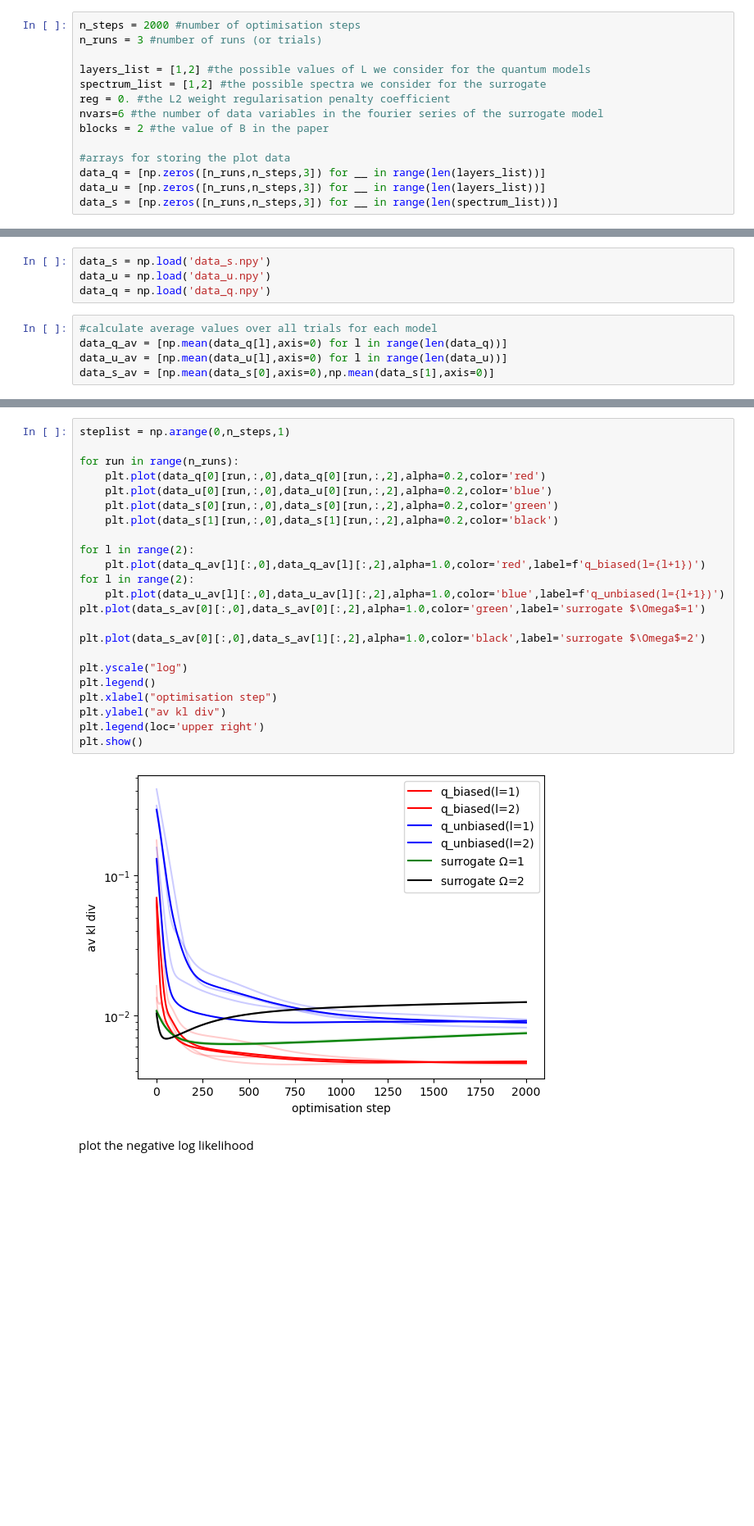
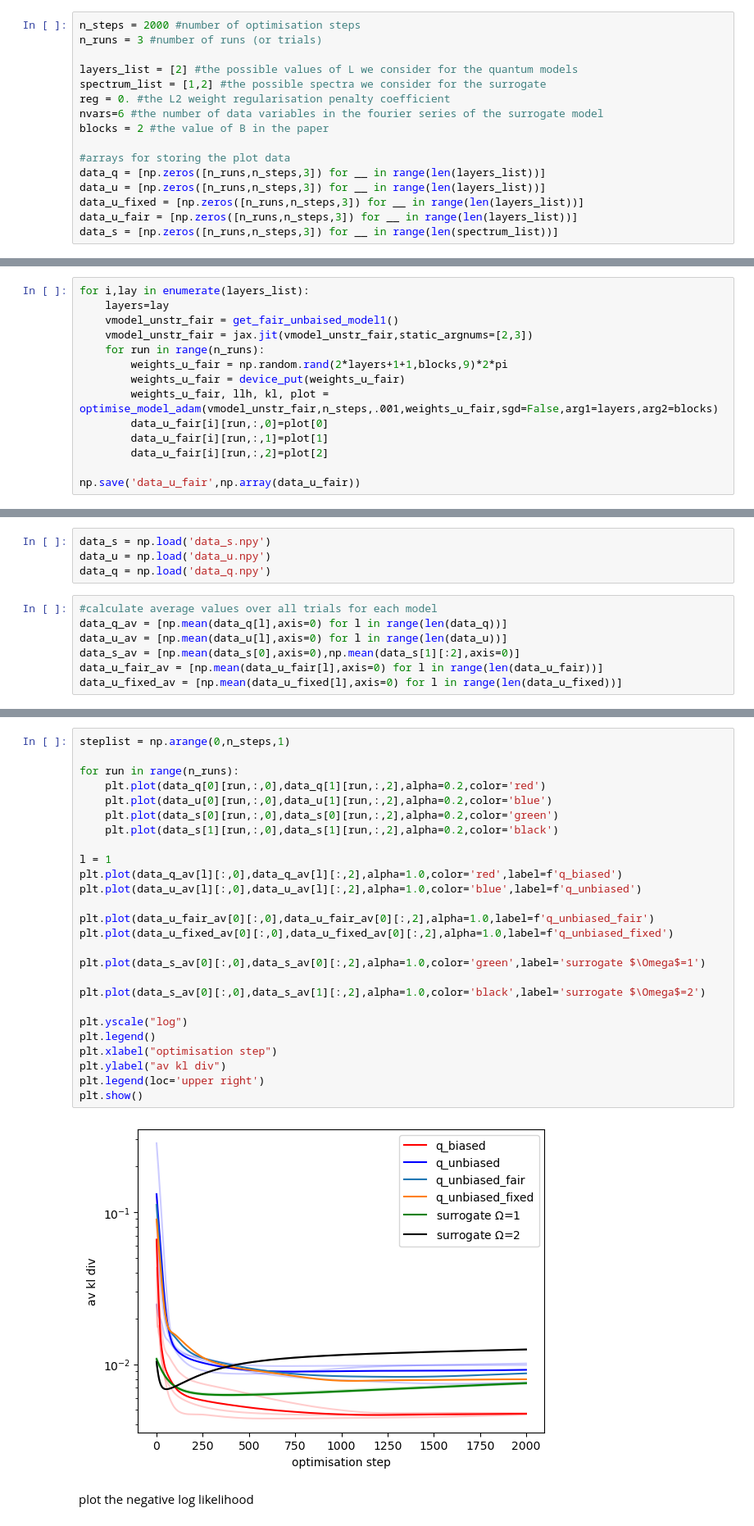
Before and after one commit to Hacker1337/Contextual-ML, a Jupyter notebook: numerics.ipynb, the cells around one changed output, grey strips where cells are left out. Shown at 82% size. Saved outputs shown, nothing was run; the diff lists cells and outputs as text; blank space fills up the shorter version.

Commit message:
Added visualization of coverage of answer surface by dataset and by models and updated plots with fixed and fair model

```diff
--- a/numerics.ipynb
+++ b/numerics.ipynb
@@ -318,7 +372,7 @@ Y = device_put(Y)
 n_steps = 2000 #number of optimisation steps
 n_runs = 3 #number of runs (or trials)
 
-layers_list = [1,2] #the possible values of L we consider for the quantum models
+layers_list = [2] #the possible values of L we consider for the quantum models
 spectrum_list = [1,2] #the possible spectra we consider for the surrogate
 reg = 0. #the L2 weight regularisation penalty coefficient
 nvars=6 #the number of data variables in the fourier series of the surrogate model
@@ -327,6 +381,8 @@ blocks = 2 #the value of B in the paper
 #arrays for storing the plot data
 data_q = [np.zeros([n_runs,n_steps,3]) for __ in range(len(layers_list))]
 data_u = [np.zeros([n_runs,n_steps,3]) for __ in range(len(layers_list))]
+data_u_fixed = [np.zeros([n_runs,n_steps,3]) for __ in range(len(layers_list))]
+data_u_fair = [np.zeros([n_runs,n_steps,3]) for __ in range(len(layers_list))]
 data_s = [np.zeros([n_runs,n_steps,3]) for __ in range(len(spectrum_list))]
 # %% [markdown]
 ## Train the models
@@ -457,0 +462,14 @@ np.save('data_u',np.array(data_u))
+# %%
+for i,lay in enumerate(layers_list):
+    layers=lay
+    vmodel_unstr_fair = get_fair_unbaised_model1()
+    vmodel_unstr_fair = jax.jit(vmodel_unstr_fair,static_argnums=[2,3])
+    for run in range(n_runs):
+        weights_u_fair = np.random.rand(2*layers+1+1,blocks,9)*2*pi
+        weights_u_fair = device_put(weights_u_fair)
+        weights_u_fair, llh, kl, plot = optimise_model_adam(vmodel_unstr_fair,n_steps,.001,weights_u_fair,sgd=False,arg1=layers,arg2=blocks)
+        data_u_fair[i][run,:,0]=plot[0]
+        data_u_fair[i][run,:,1]=plot[1]
+        data_u_fair[i][run,:,2]=plot[2]
+
+np.save('data_u_fair',np.array(data_u_fair))
@@ -463,4 +487,6 @@ data_q = np.load('data_q.npy')
 #calculate average values over all trials for each model
 data_q_av = [np.mean(data_q[l],axis=0) for l in range(len(data_q))]
 data_u_av = [np.mean(data_u[l],axis=0) for l in range(len(data_u))]
-data_s_av = [np.mean(data_s[0],axis=0),np.mean(data_s[1],axis=0)]
+data_s_av = [np.mean(data_s[0],axis=0),np.mean(data_s[1][:2],axis=0)]
+data_u_fair_av = [np.mean(data_u_fair[l],axis=0) for l in range(len(data_u_fair))]
+data_u_fixed_av = [np.mean(data_u_fixed[l],axis=0) for l in range(len(data_u_fixed))]
@@ -469,28 +493,31 @@ Plot the KL divergence
 # %%
 steplist = np.arange(0,n_steps,1)
 
 for run in range(n_runs):
-    plt.plot(data_q[0][run,:,0],data_q[0][run,:,2],alpha=0.2,color='red')
-    plt.plot(data_u[0][run,:,0],data_u[0][run,:,2],alpha=0.2,color='blue')
+    plt.plot(data_q[0][run,:,0],data_q[1][run,:,2],alpha=0.2,color='red')
+    plt.plot(data_u[0][run,:,0],data_u[1][run,:,2],alpha=0.2,color='blue')
     plt.plot(data_s[0][run,:,0],data_s[0][run,:,2],alpha=0.2,color='green')
     plt.plot(data_s[1][run,:,0],data_s[1][run,:,2],alpha=0.2,color='black')
 
-for l in range(2):
-    plt.plot(data_q_av[l][:,0],data_q_av[l][:,2],alpha=1.0,color='red',label=f'q_biased(l={l+1})')
-for l in range(2):
-    plt.plot(data_u_av[l][:,0],data_u_av[l][:,2],alpha=1.0,color='blue',label=f'q_unbiased(l={l+1})')
+l = 1
+plt.plot(data_q_av[l][:,0],data_q_av[l][:,2],alpha=1.0,color='red',label=f'q_biased')
+plt.plot(data_u_av[l][:,0],data_u_av[l][:,2],alpha=1.0,color='blue',label=f'q_unbiased')
+
+plt.plot(data_u_fair_av[0][:,0],data_u_fair_av[0][:,2],alpha=1.0,label=f'q_unbiased_fair')
+plt.plot(data_u_fixed_av[0][:,0],data_u_fixed_av[0][:,2],alpha=1.0,label=f'q_unbiased_fixed')
+
 plt.plot(data_s_av[0][:,0],data_s_av[0][:,2],alpha=1.0,color='green',label='surrogate $\Omega$=1')
 
 plt.plot(data_s_av[0][:,0],data_s_av[1][:,2],alpha=1.0,color='black',label='surrogate $\Omega$=2')
 
 plt.yscale("log")
 plt.legend()
 plt.xlabel("optimisation step")
 plt.ylabel("av kl div")
 plt.legend(loc='upper right')
 plt.show()
 # %% [output]
-[figure, old version]
+[figure, new version]
 # %% [markdown]
 plot the negative log likelihood
 # %%
```
Also changed, not shown: parts of 11 cells of this notebook, 1 other file.
